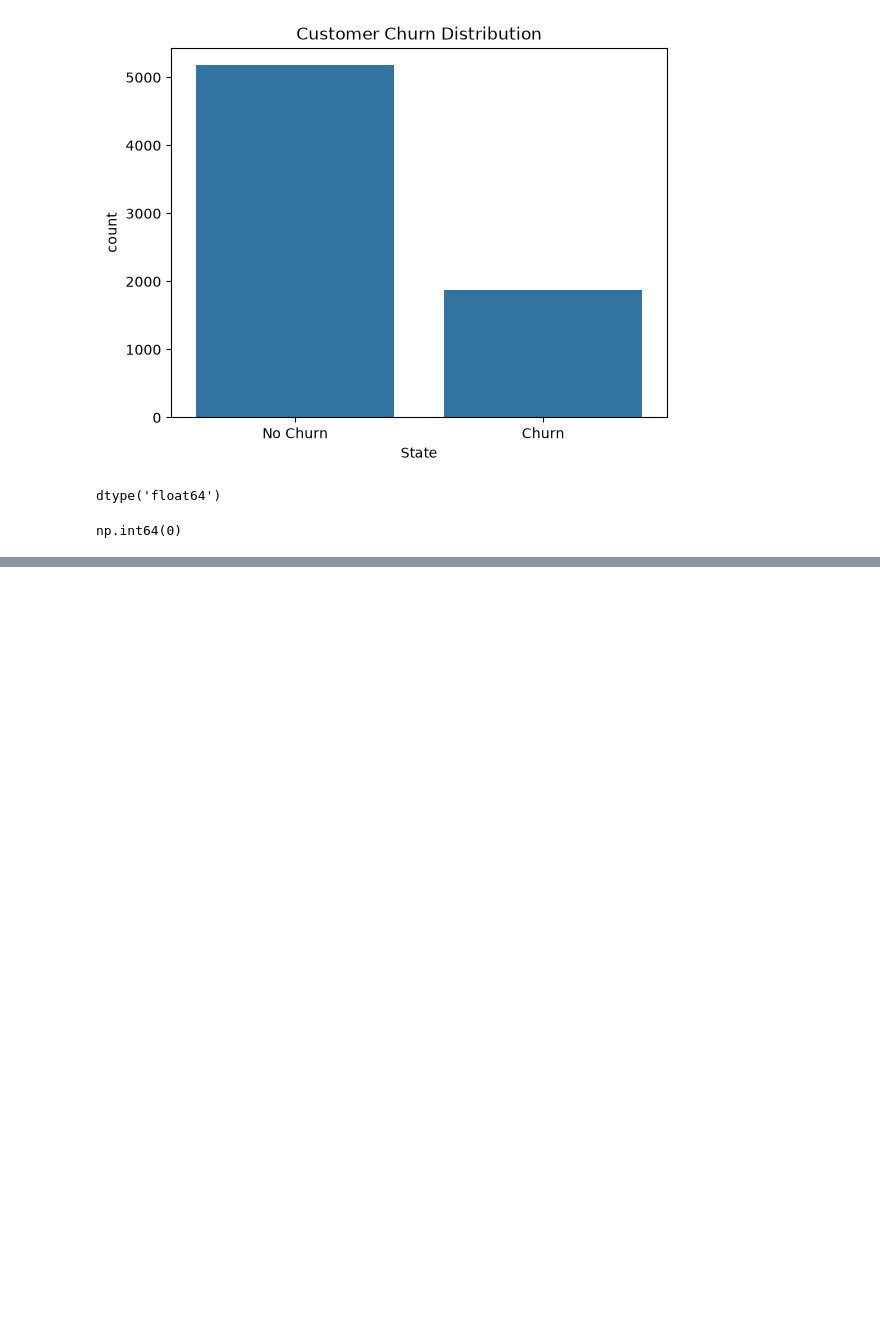
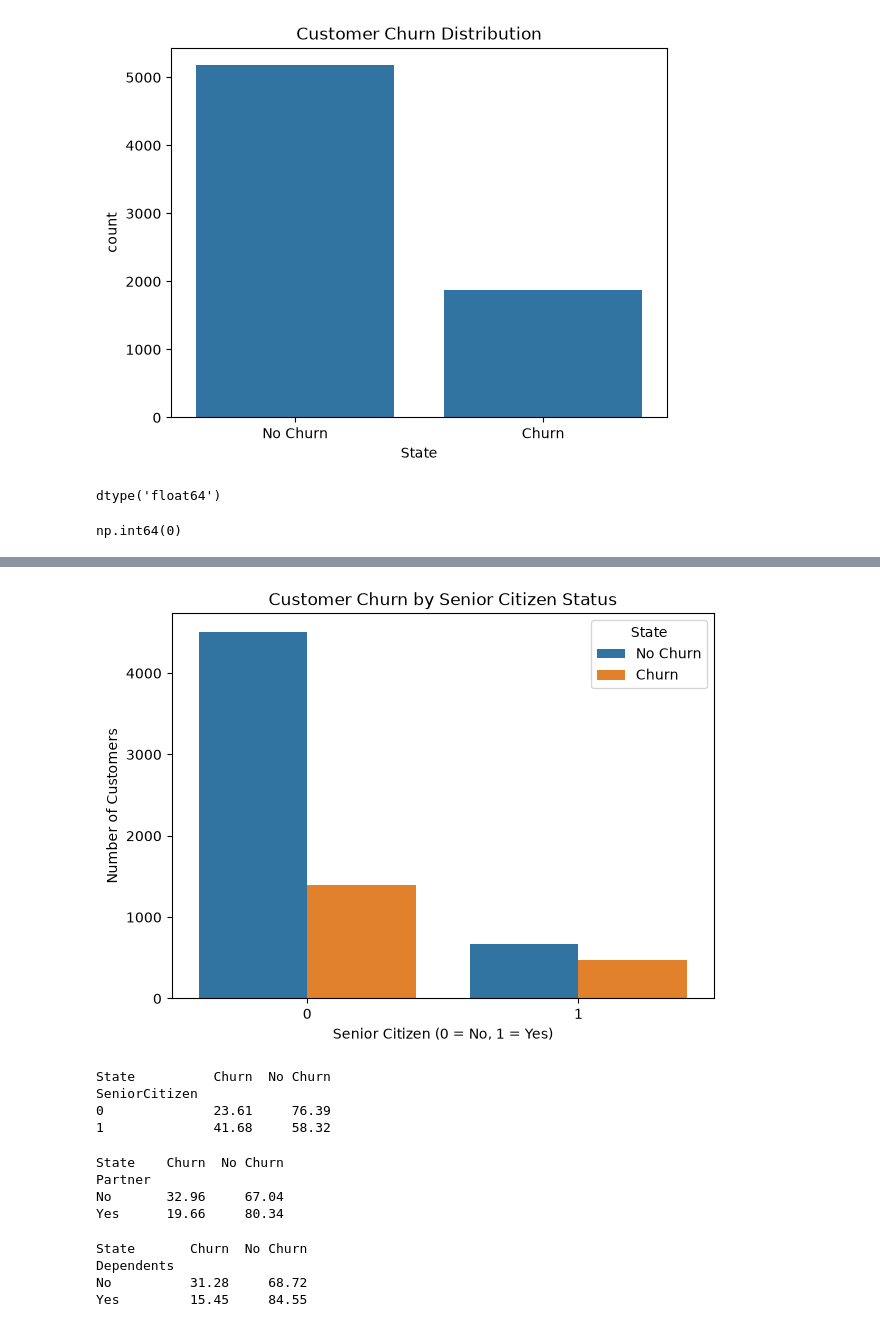
Before and after one commit to abhasj05204/Customer-Churn-Prediction, a Jupyter notebook: notebooks/EDA.ipynb, the cells around one changed output, grey strips where cells are left out. Drawn from its saved outputs; the diff is of its cells as text; code cells hidden in the pictures; blank space fills up the shorter version.

```diff
--- a/notebooks/EDA.ipynb
+++ b/notebooks/EDA.ipynb
@@ -191,0 +311,10 @@ np.int64(0)
+# %%
+plt.figure(figsize=(7, 5))
+sns.countplot(data=df,x="SeniorCitizen",hue="State")
+
+plt.title("Customer Churn by Senior Citizen Status")
+plt.xlabel("Senior Citizen (0 = No, 1 = Yes)")
+plt.ylabel("Number of Customers")
+
+plt.show()
+# %% [output]
@@ -191,0 +326,27 @@ np.int64(0)
+[figure, added]
+# %%
+senior_churn_rate = pd.crosstab(df["SeniorCitizen"],df["State"],normalize="index").mul(100).round(2)
+
+print(senior_churn_rate)
+# %% [output]
+State          Churn  No Churn
+SeniorCitizen
+0              23.61     76.39
+1              41.68     58.32
+# %%
+partner_churn_rate = pd.crosstab(df["Partner"],df["State"],normalize="index").mul(100).round(2)
+
+print(partner_churn_rate)
+# %% [output]
+State    Churn  No Churn
+Partner
+No       32.96     67.04
+Yes      19.66     80.34
+# %%
+dependents_churn_rate = pd.crosstab(df["Dependents"],df["State"],normalize="index").mul(100).round(2)
+print(dependents_churn_rate)
+# %% [output]
+State       Churn  No Churn
+Dependents
+No          31.28     68.72
+Yes         15.45     84.55
```
Also changed, not shown: parts of 32 cells of this notebook.
